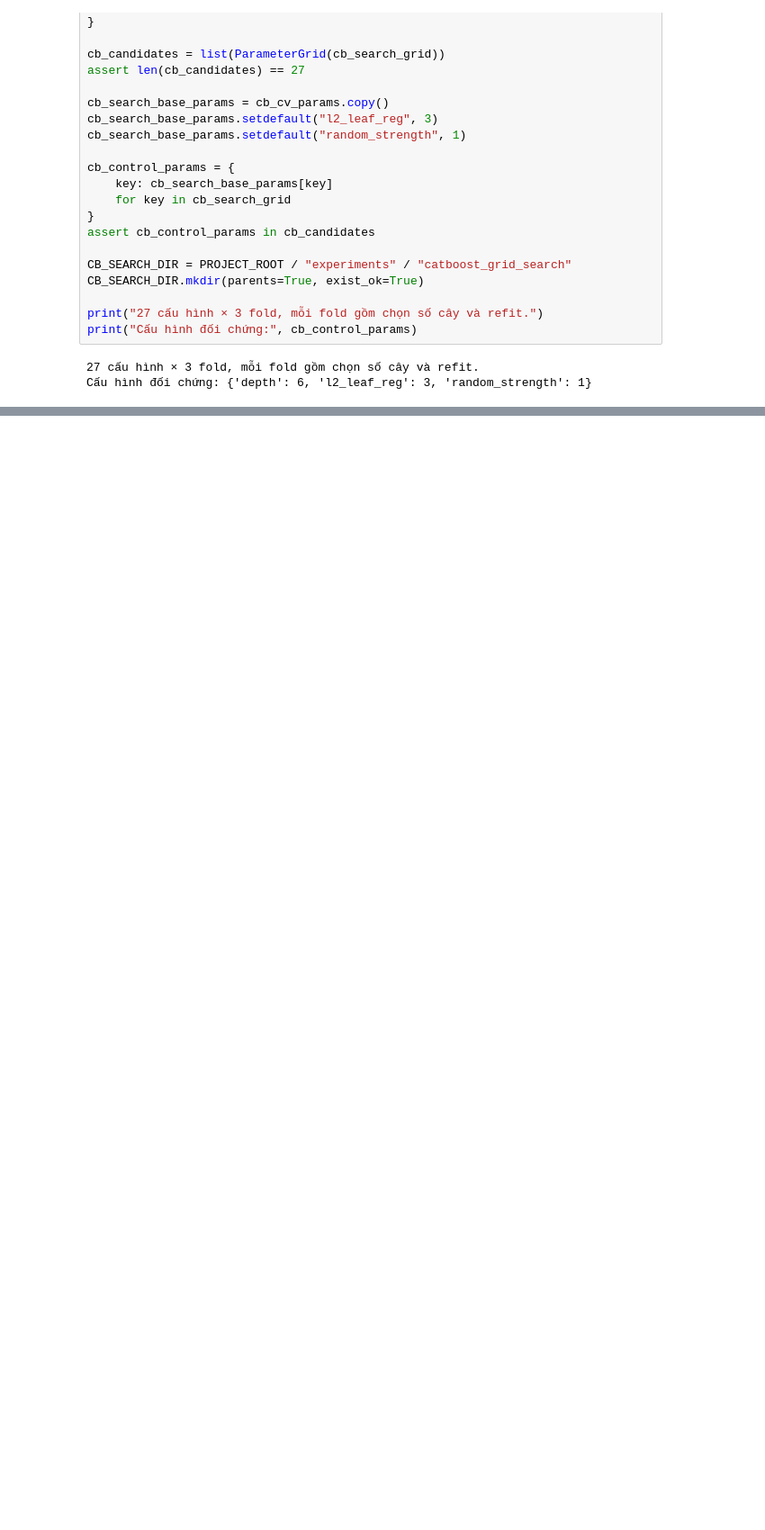
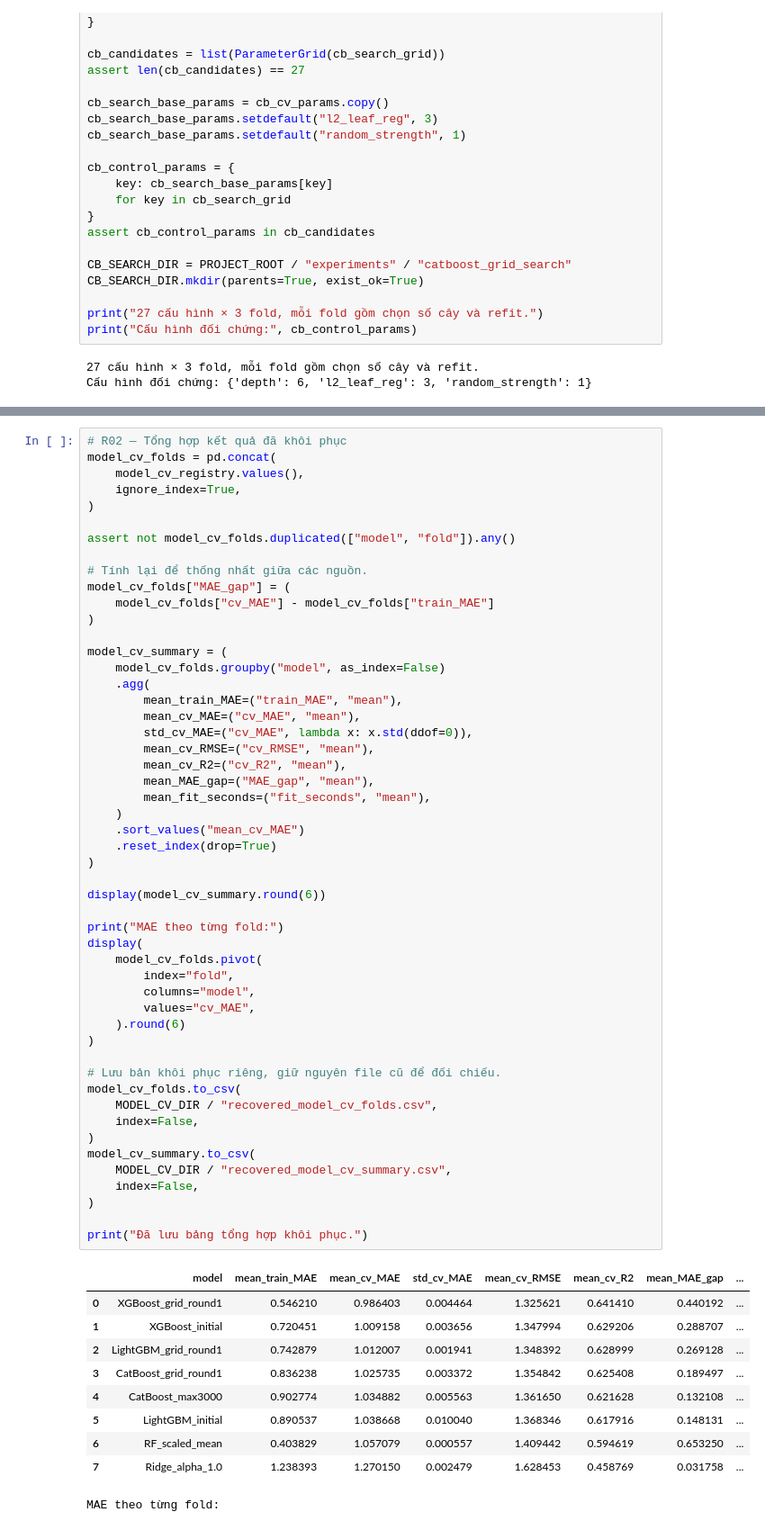
Before and after one commit to khoa-nhd/AIQS-Real-Estate-Price-Prediction, a Jupyter notebook: notebooks/03_model_experiments.ipynb, the cells around one changed output, grey strips where cells are left out. Shown at 90% size. Drawn from its saved outputs; the diff is of its cells as text; blank space fills up the shorter version.

```diff
--- a/notebooks/03_model_experiments.ipynb
+++ b/notebooks/03_model_experiments.ipynb
@@ -4037,0 +4215,62 @@ Cấu hình 12/27: {'depth': 6, 'l2_leaf_reg': 1, 'random_strength': 2}
+# %%
+# R02 — Tổng hợp kết quả đã khôi phục
+model_cv_folds = pd.concat(
+    model_cv_registry.values(),
+    ignore_index=True,
+)
+
+assert not model_cv_folds.duplicated(["model", "fold"]).any()
+
+# Tính lại để thống nhất giữa các nguồn.
+model_cv_folds["MAE_gap"] = (
+    model_cv_folds["cv_MAE"] - model_cv_folds["train_MAE"]
+)
+
+model_cv_summary = (
+    model_cv_folds.groupby("model", as_index=False)
+    .agg(
+        mean_train_MAE=("train_MAE", "mean"),
+        mean_cv_MAE=("cv_MAE", "mean"),
+        std_cv_MAE=("cv_MAE", lambda x: x.std(ddof=0)),
+        mean_cv_RMSE=("cv_RMSE", "mean"),
+        mean_cv_R2=("cv_R2", "mean"),
+        mean_MAE_gap=("MAE_gap", "mean"),
+        mean_fit_seconds=("fit_seconds", "mean"),
+    )
+    .sort_values("mean_cv_MAE")
+    .reset_index(drop=True)
+)
+
+display(model_cv_summary.round(6))
+
+print("MAE theo từng fold:")
+display(
+    model_cv_folds.pivot(
+        index="fold",
+        columns="model",
+        values="cv_MAE",
+    ).round(6)
+)
+
+# Lưu bản khôi phục riêng, giữ nguyên file cũ để đối chiếu.
+model_cv_folds.to_csv(
+    MODEL_CV_DIR / "recovered_model_cv_folds.csv",
+    index=False,
+)
+model_cv_summary.to_csv(
+    MODEL_CV_DIR / "recovered_model_cv_summary.csv",
+    index=False,
+)
+
+print("Đã lưu bảng tổng hợp khôi phục.")
+# %% [output]
+|  | model | mean_train_MAE | mean_cv_MAE | std_cv_MAE | mean_cv_RMSE | mean_cv_R2 | mean_MAE_gap | ... |
+| 0 | XGBoost_grid_round1 | 0.546210 | 0.986403 | 0.004464 | 1.325621 | 0.641410 | 0.440192 | ... |
+| 1 | XGBoost_initial | 0.720451 | 1.009158 | 0.003656 | 1.347994 | 0.629206 | 0.288707 | ... |
+| 2 | LightGBM_grid_round1 | 0.742879 | 1.012007 | 0.001941 | 1.348392 | 0.628999 | 0.269128 | ... |
+| 3 | CatBoost_grid_round1 | 0.836238 | 1.025735 | 0.003372 | 1.354842 | 0.625408 | 0.189497 | ... |
+| 4 | CatBoost_max3000 | 0.902774 | 1.034882 | 0.005563 | 1.361650 | 0.621628 | 0.132108 | ... |
+| 5 | LightGBM_initial | 0.890537 | 1.038668 | 0.010040 | 1.368346 | 0.617916 | 0.148131 | ... |
+| 6 | RF_scaled_mean | 0.403829 | 1.057079 | 0.000557 | 1.409442 | 0.594619 | 0.653250 | ... |
+| 7 | Ridge_alpha_1.0 | 1.238393 | 1.270150 | 0.002479 | 1.628453 | 0.458769 | 0.031758 | ... |
+MAE theo từng fold:
```
Also changed, not shown: parts of 16 cells of this notebook, 3 other files.
